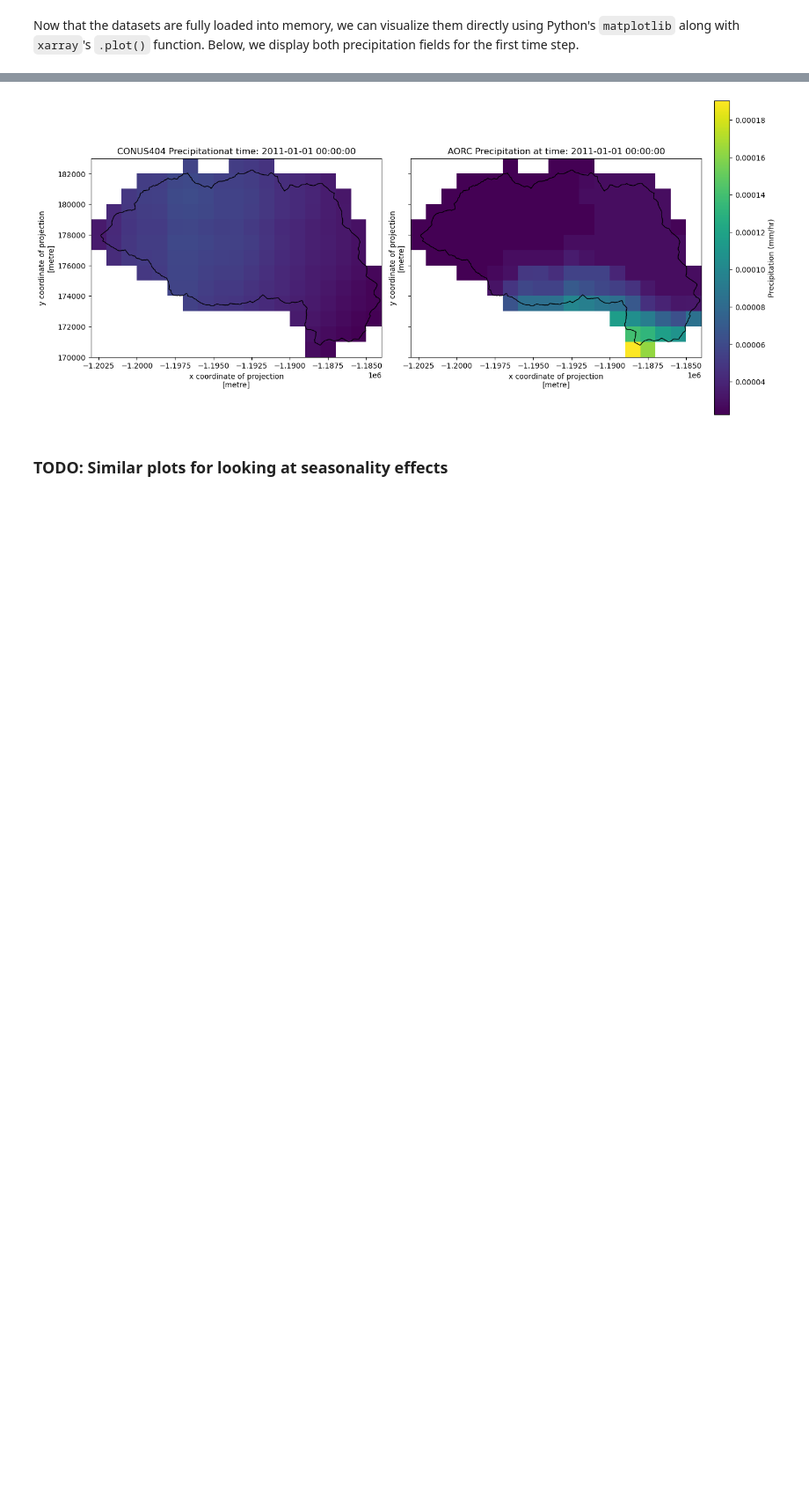
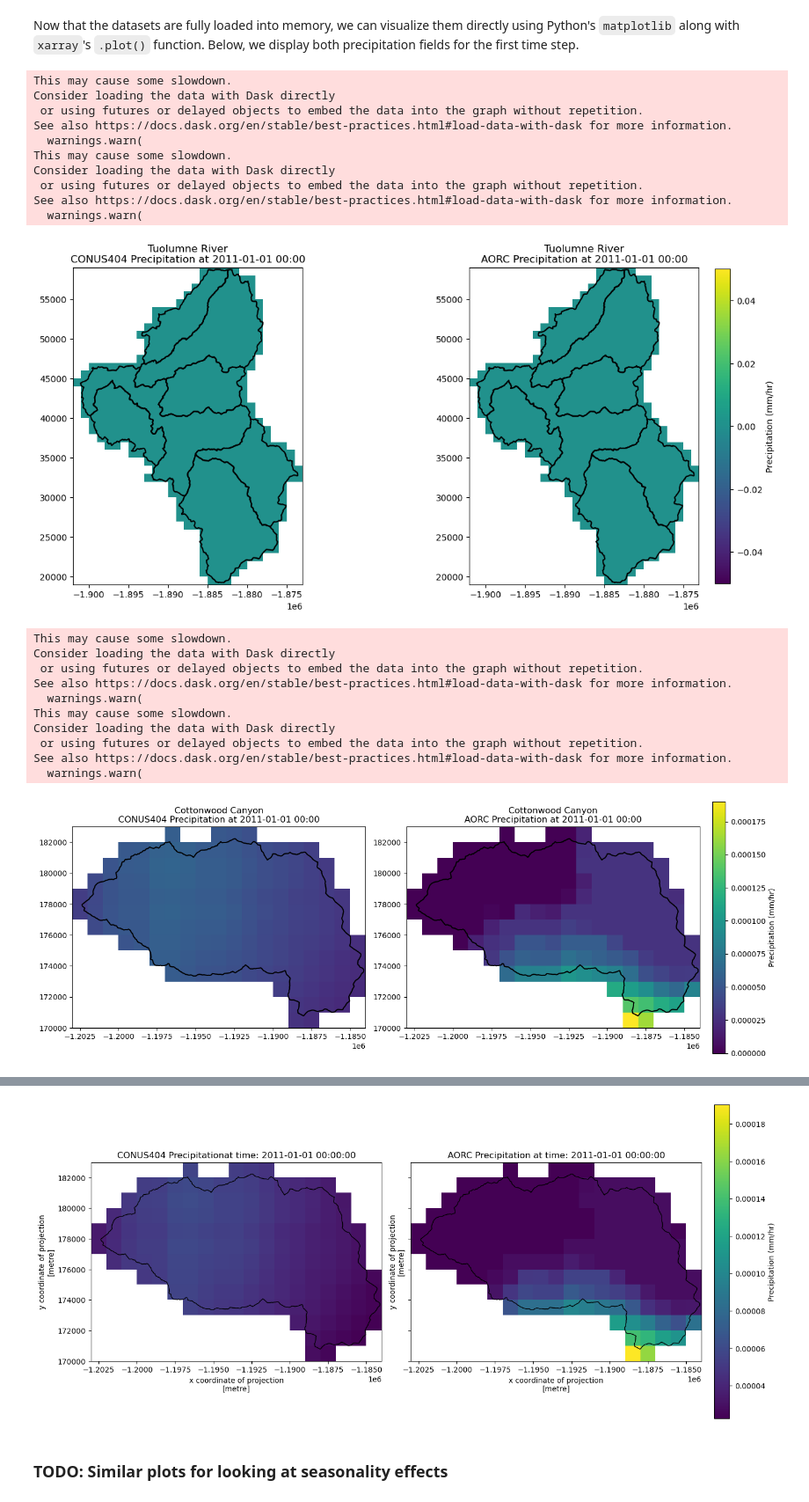
Before and after one commit to abnerbog/notebooks, a Jupyter notebook: Science Examples/Comparing AORC and CONUS404/aorc_vs_conus404.ipynb, the cells around one changed output, grey strips where cells are left out. Shown at 88% size. Saved outputs shown, nothing was run; the diff lists cells and outputs as text; code cells hidden in the pictures; blank space fills up the shorter version.

Commit message:
Seperate precipitation plots by watershed

```diff
--- a/Science Examples/Comparing AORC and CONUS404/aorc_vs_conus404.ipynb
+++ b/Science Examples/Comparing AORC and CONUS404/aorc_vs_conus404.ipynb
@@ -630,3 +603,12 @@ Let's clip both gridded datasets to the spatial extent of the selected watershed
 gdfs.keys()
 # %% [output]
 dict_keys(['Tuolumne River', 'Cottonwood Canyon', 'Ottauquechee River'])
+# %%
+# Call the function to clip datasets to all watersheds
+clipped_watershed_datasets = utils.clip_watershed_data(
+    gdfs=gdfs,
+    ds_conus404=ds_conus404,
+    ds_aorc=ds_aorc,
+    start_date=start_date,
+    end_date=end_date
+)
@@ -732,2 +760,59 @@ len(ds_conus404_sel_ts.time), len(ds_aorc_sel_ts.time)
 # %% [markdown]
 Now that the datasets are fully loaded into memory, we can visualize them directly using Python's `matplotlib` along with `xarray`'s `.plot()` function. Below, we display both precipitation fields for the first time step.
+# %%
+utils.plot_watershed_data(
+    watershed_name = 'Tuolumne River',
+    clipped_data_watersheds = clipped_watershed_datasets, # Clipped data contains only xarray Datasets
+    gdfs_watersheds = gdfs, # Separate input for GeoDataFrames
+    variable_of_interest = 'RAINRATE',
+    time_index = 0,
+    cmap = 'viridis'
+)
+
+utils.plot_watershed_data(
+    watershed_name = 'Cottonwood Canyon',
+    clipped_data_watersheds = clipped_watershed_datasets, # Clipped data contains only xarray Datasets
+    gdfs_watersheds = gdfs, # Separate input for GeoDataFrames
+    variable_of_interest = 'RAINRATE',
+    time_index = 0,
+    cmap = 'viridis'
+)
+
+utils.plot_watershed_data(
+    watershed_name = 'Ottauquechee River',
+    clipped_data_watersheds = clipped_watershed_datasets, # Clipped data contains only xarray Datasets
+    gdfs_watersheds = gdfs, # Separate input for GeoDataFrames
+    variable_of_interest = 'RAINRATE',
+    time_index = 0,
+    cmap = 'viridis'
+)
+
+# refactor utility script to be called for each watershed to allow for different chunking and time_index
+# look at this notebook for reference on chunking best practices: https://github.com/CUAHSI/notebooks/blob/develop/aorc/benchmarking-aorc-zarr-refactored.ipynb
+# maybe add dask docs
+# maybe add this to utility script
+# import warnings
+# warnings.filterwarnings("ignore")
+# %% [output]
+This may cause some slowdown.
+Consider loading the data with Dask directly
+ or using futures or delayed objects to embed the data into the graph without repetition.
+See also https://docs.dask.org/en/stable/best-practices.html#load-data-with-dask for more information.
+  warnings.warn(
+This may cause some slowdown.
+Consider loading the data with Dask directly
+ or using futures or delayed objects to embed the data into the graph without repetition.
+See also https://docs.dask.org/en/stable/best-practices.html#load-data-with-dask for more information.
+  warnings.warn(
+[figure, added]
+This may cause some slowdown.
+Consider loading the data with Dask directly
+ or using futures or delayed objects to embed the data into the graph without repetition.
+See also https://docs.dask.org/en/stable/best-practices.html#load-data-with-dask for more information.
+  warnings.warn(
+This may cause some slowdown.
+Consider loading the data with Dask directly
+ or using futures or delayed objects to embed the data into the graph without repetition.
+See also https://docs.dask.org/en/stable/best-practices.html#load-data-with-dask for more information.
+  warnings.warn(
+[figure, added]
```
Also changed, not shown: parts of 23 cells of this notebook.
